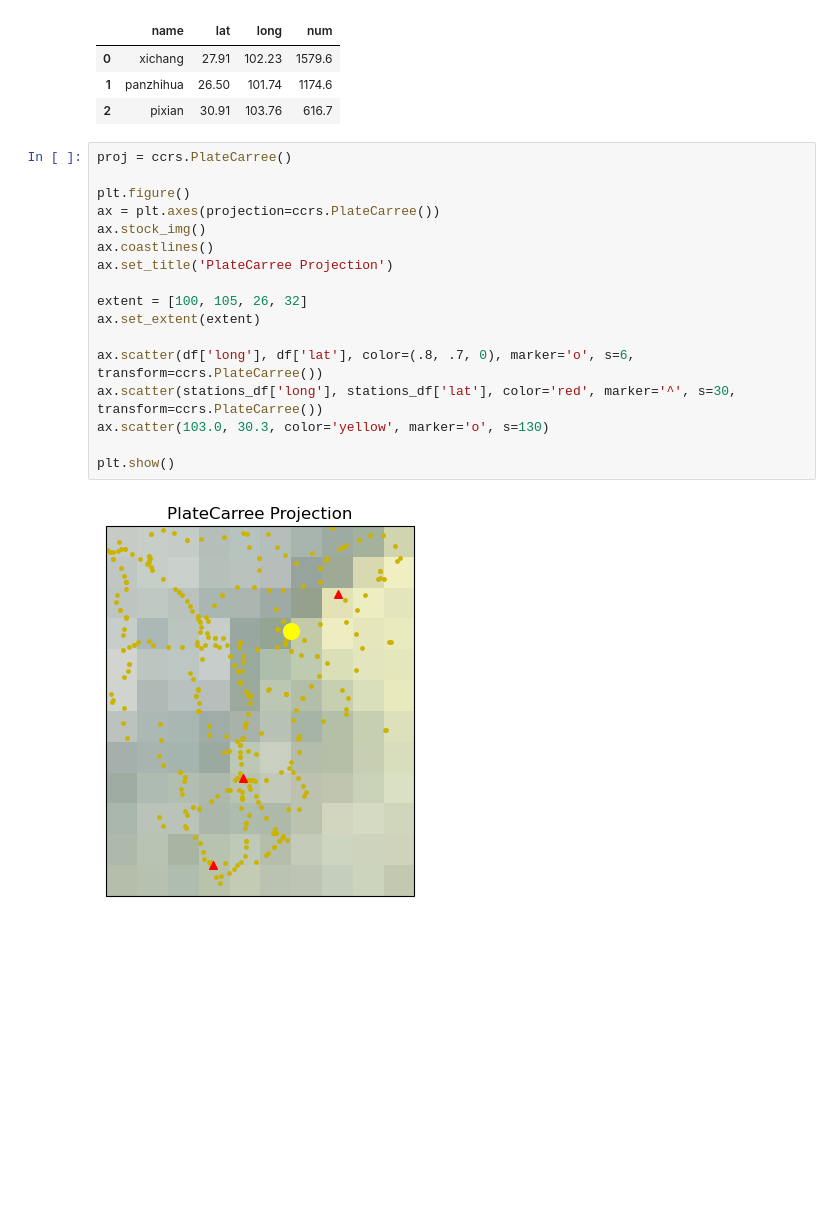
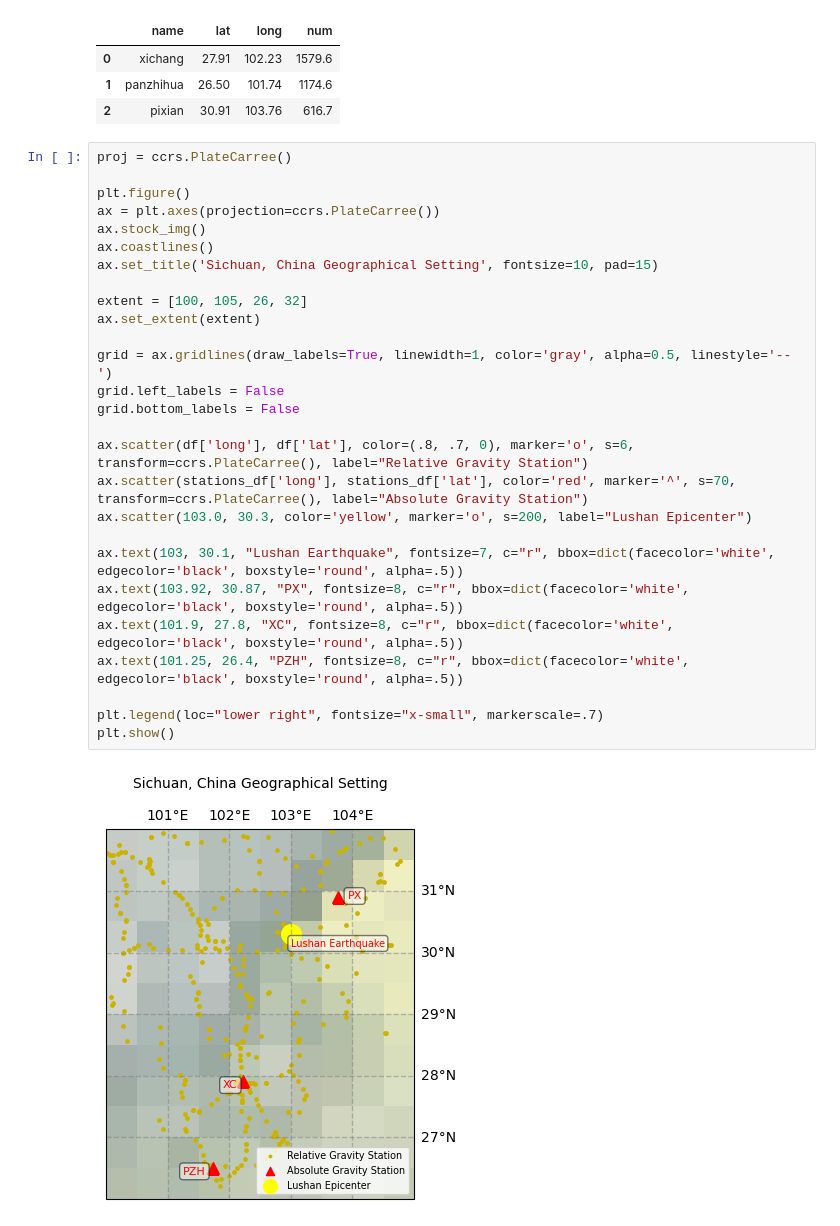
Before and after one commit to GPGN-268/SP2024-FP05-gravity, a Jupyter notebook: lushan_map.ipynb, the cells around one changed output. Saved outputs shown, nothing was run; the diff lists cells and outputs as text; blank space fills up the shorter version.

Commit message:
add labels and data to map

```diff
--- a/lushan_map.ipynb
+++ b/lushan_map.ipynb
@@ -60,19 +61,29 @@ stations_df.head()
 # %%
 proj = ccrs.PlateCarree()
 
 plt.figure()
 ax = plt.axes(projection=ccrs.PlateCarree())
 ax.stock_img()
 ax.coastlines()
-ax.set_title('PlateCarree Projection')
+ax.set_title('Sichuan, China Geographical Setting', fontsize=10, pad=15)
 
 extent = [100, 105, 26, 32]
 ax.set_extent(extent)
 
-ax.scatter(df['long'], df['lat'], color=(.8, .7, 0), marker='o', s=6, transform=ccrs.PlateCarree())
-ax.scatter(stations_df['long'], stations_df['lat'], color='red', marker='^', s=30, transform=ccrs.PlateCarree())
-ax.scatter(103.0, 30.3, color='yellow', marker='o', s=130)
+grid = ax.gridlines(draw_labels=True, linewidth=1, color='gray', alpha=0.5, linestyle='--')
+grid.left_labels = False
+grid.bottom_labels = False
 
+ax.scatter(df['long'], df['lat'], color=(.8, .7, 0), marker='o', s=6, transform=ccrs.PlateCarree(), label="Relative Gravity Station")
+ax.scatter(stations_df['long'], stations_df['lat'], color='red', marker='^', s=70, transform=ccrs.PlateCarree(), label="Absolute Gravity Station")
+ax.scatter(103.0, 30.3, color='yellow', marker='o', s=200, label="Lushan Epicenter")
+
+ax.text(103, 30.1, "Lushan Earthquake", fontsize=7, c="r", bbox=dict(facecolor='white', edgecolor='black', boxstyle='round', alpha=.5))
+ax.text(103.92, 30.87, "PX", fontsize=8, c="r", bbox=dict(facecolor='white', edgecolor='black', boxstyle='round', alpha=.5))
+ax.text(101.9, 27.8, "XC", fontsize=8, c="r", bbox=dict(facecolor='white', edgecolor='black', boxstyle='round', alpha=.5))
+ax.text(101.25, 26.4, "PZH", fontsize=8, c="r", bbox=dict(facecolor='white', edgecolor='black', boxstyle='round', alpha=.5))
+
+plt.legend(loc="lower right", fontsize="x-small", markerscale=.7)
 plt.show()
 # %% [output]
-[figure, old version]
+[figure, new version]
```
Also changed, not shown: parts of 3 cells of this notebook.
